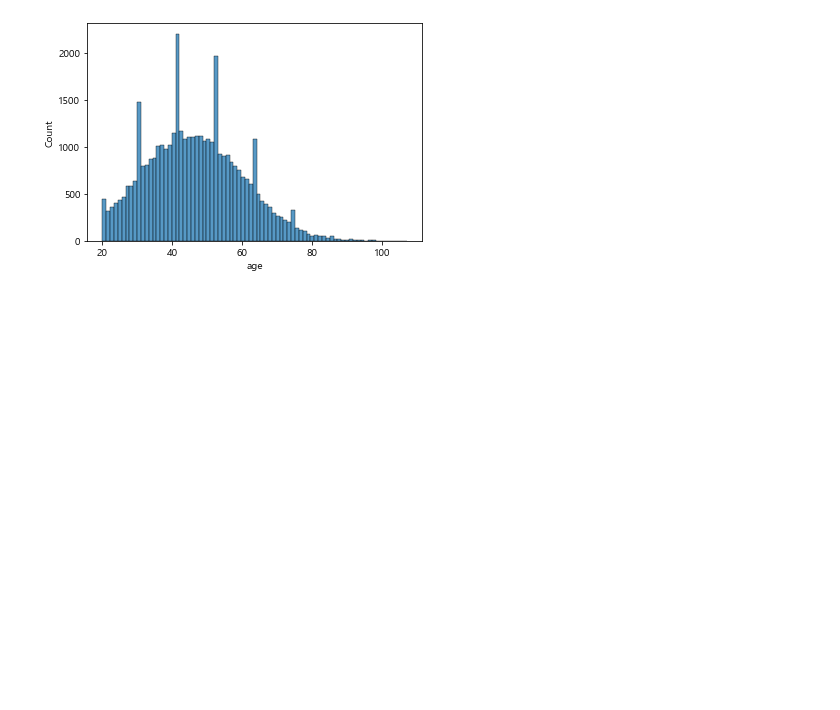
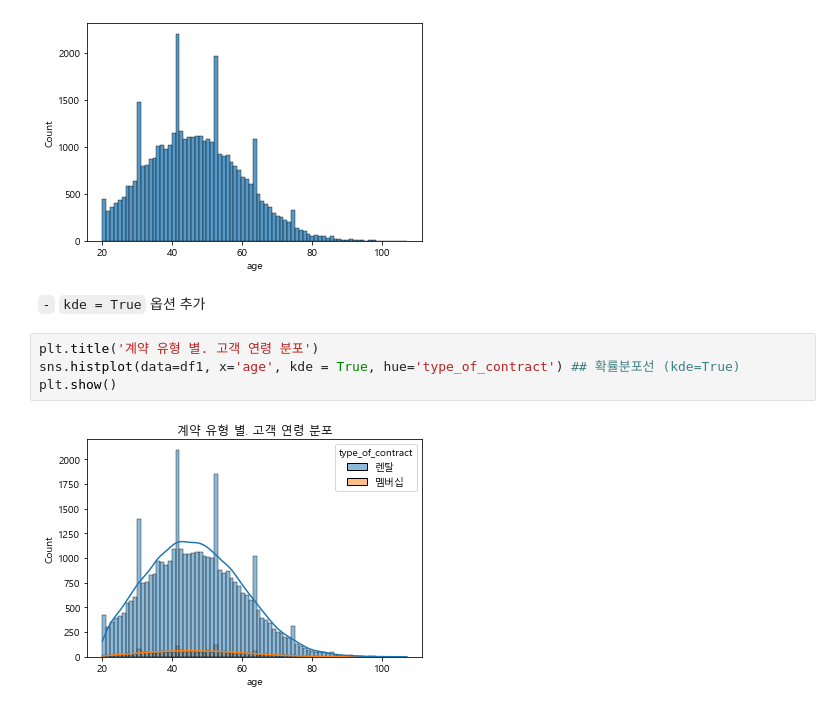
Before and after one commit to pinkocto/BP2022, a Jupyter notebook: _notebooks/2022-03-23-DV.ipynb, the cells around one changed output. Cells and saved outputs as stored; diff of their text form; blank space fills up the shorter version.

```diff
--- a/_notebooks/2022-03-23-DV.ipynb
+++ b/_notebooks/2022-03-23-DV.ipynb
@@ -89,3 +91,11 @@ sns.histplot(data=df1, x='age')
 # %% [output]
 <AxesSubplot:xlabel='age', ylabel='Count'>
 [figure]
+# %% [markdown]
+`-` `kde = True` 옵션 추가
+# %%
+plt.title('계약 유형 별. 고객 연령 분포')
+sns.histplot(data=df1, x='age', kde = True, hue='type_of_contract') ## 확률분포선 (kde=True)
+plt.show()
+# %% [output]
+[figure, added]
```
Also changed, not shown: parts of 17 cells of this notebook.
